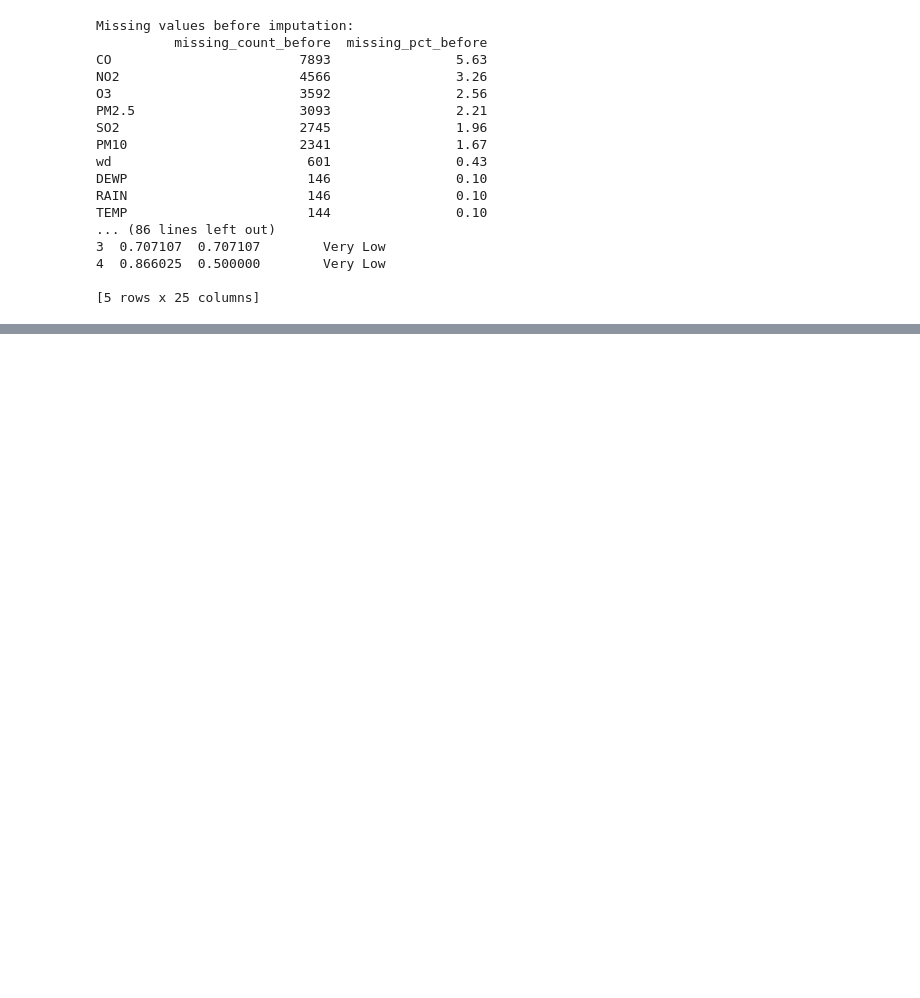
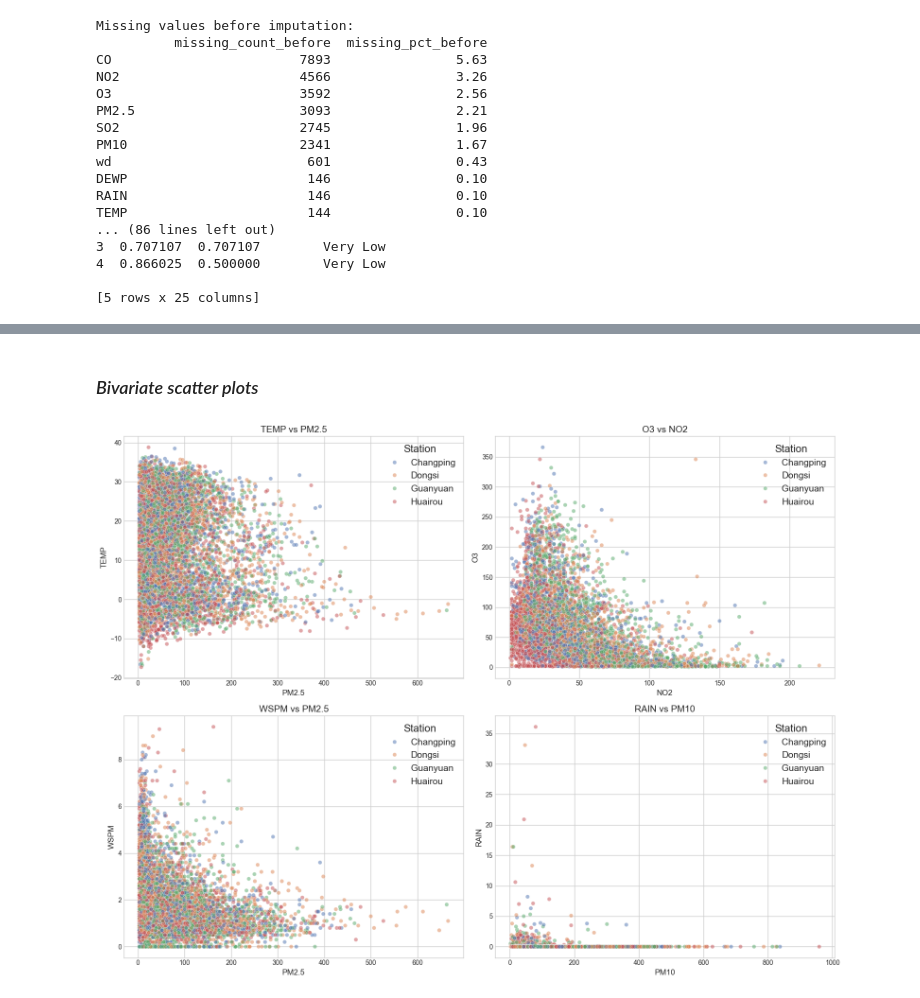
Before and after one commit to agbogunleyefayosope27-gif/CMP7005-PRAC1, a Jupyter notebook: CMP7005.ipynb, the cells around one changed output, grey strips where cells are left out. Drawn from its saved outputs; the diff is of its cells as text; code cells hidden in the pictures; blank space fills up the shorter version.

```diff
--- a/CMP7005.ipynb
+++ b/CMP7005.ipynb
@@ -256,0 +372,28 @@ TEMP                       144                0.10
+# %% [markdown]
+### *Bivariate scatter plots*
+# %%
+fig, axes = plt.subplots(2, 2, figsize=(16, 12))
+axes = axes.flatten()
+
+pairs = [("PM2.5", "TEMP"), ("NO2", "O3"), ("PM2.5", "WSPM"), ("PM10", "RAIN")]
+sampled_df = df_clean.sample(8000, random_state=42)
+
+for ax, (x, y) in zip(axes, pairs):
+    sns.scatterplot(
+        data=sampled_df,
+        x=x,
+        y=y,
+        hue="station",
+        alpha=0.5,
+        ax=ax,
+    )
+    ax.set_title(f"{y} vs {x}", fontsize=14)
+    ax.set_xlabel(x, fontsize=12)
+    ax.set_ylabel(y, fontsize=12)
+    ax.tick_params(axis="both", labelsize=10)
+    ax.legend(title="Station", title_fontsize=16, fontsize=14, loc="upper right")
+
+plt.tight_layout()
+plt.show()
+# %% [output]
+[figure, added]
```
Also changed, not shown: parts of 18 cells of this notebook.
